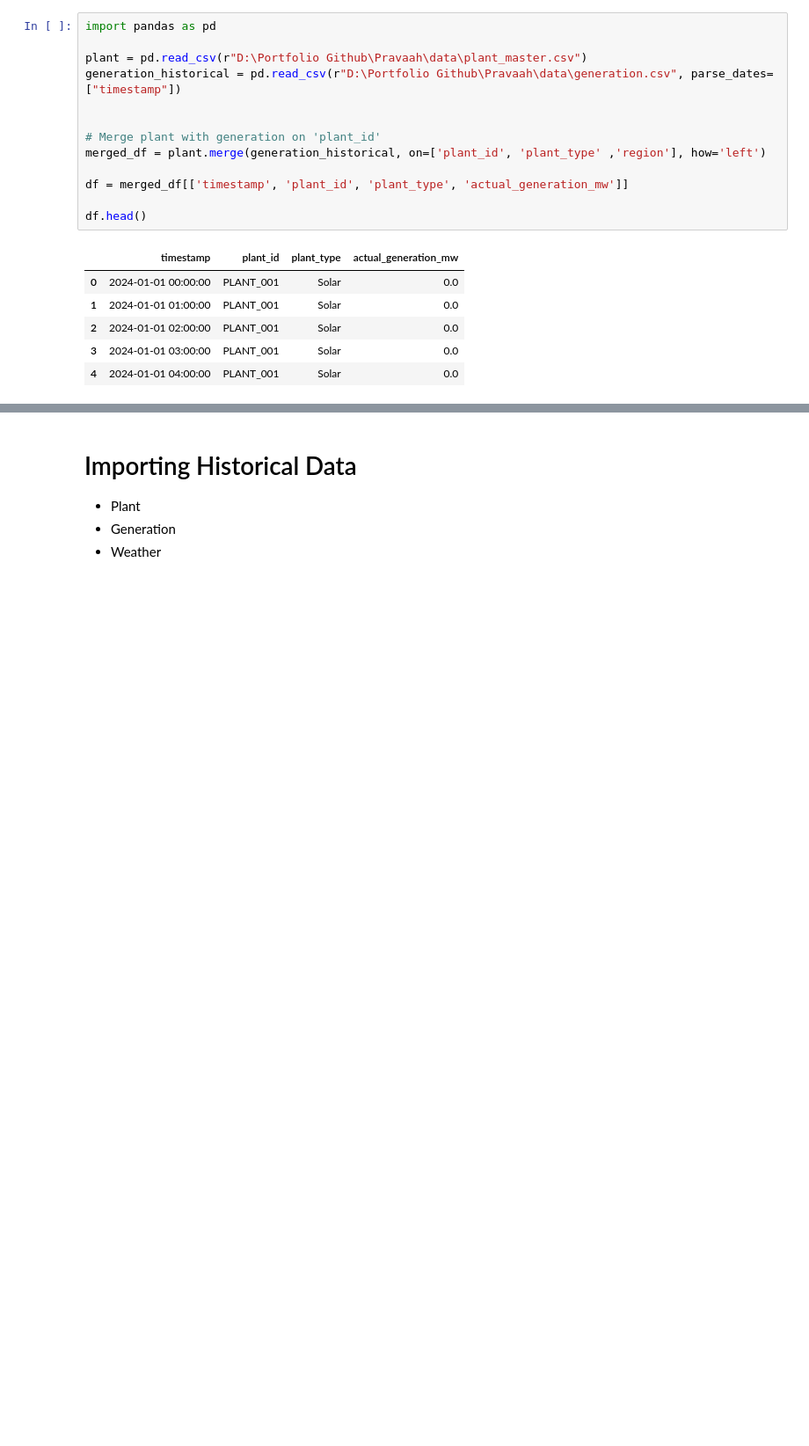
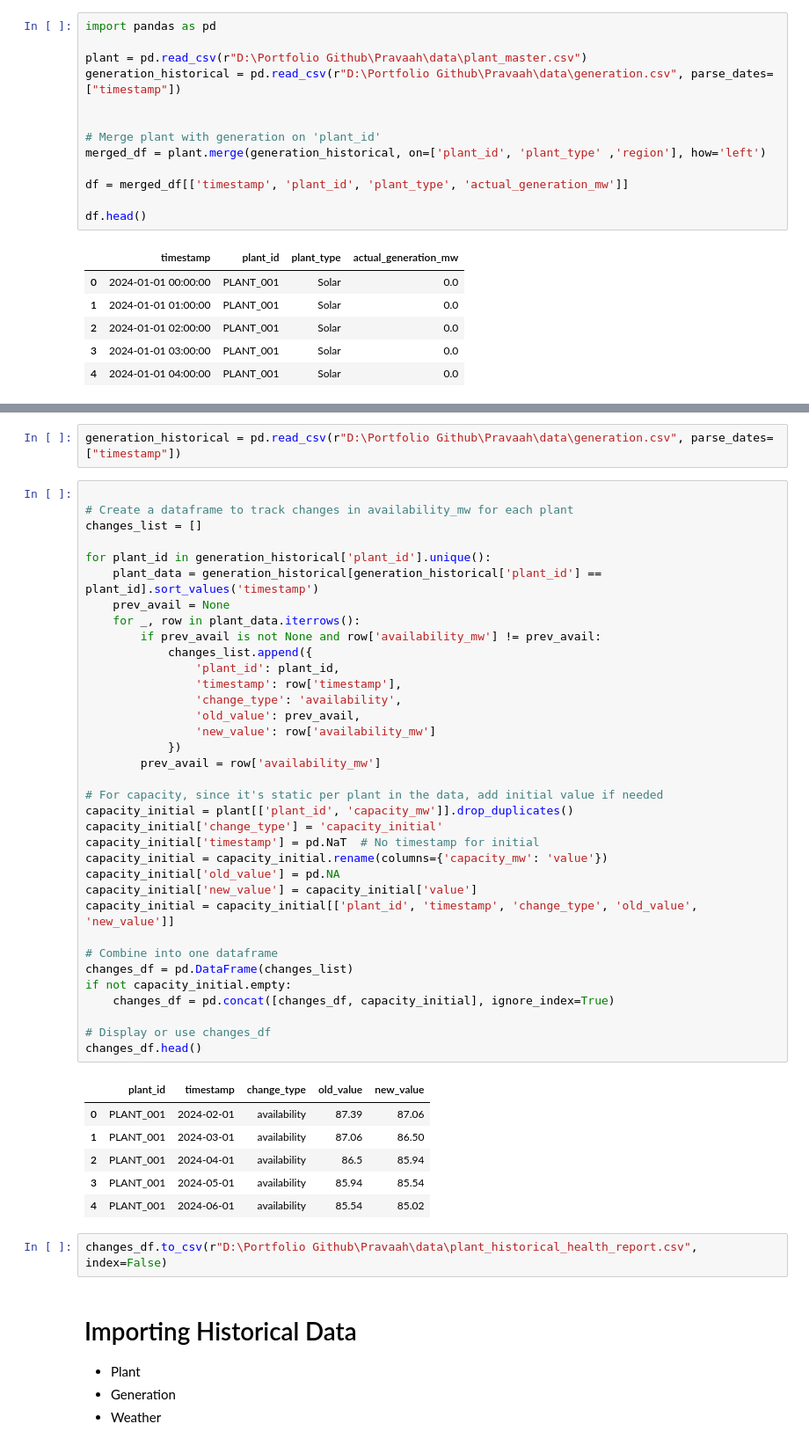
Before and after one commit to Shuchismita2000/Pravaah, a Jupyter notebook: notebook.ipynb, the cells around one changed output, grey strips where cells are left out. Shown at 88% size. Drawn from its saved outputs; the diff is of its cells as text; blank space fills up the shorter version.

```diff
--- a/notebook.ipynb
+++ b/notebook.ipynb
@@ -114,3 +330,49 @@ Output: best_model per plant + 72-hour forecast array
+# %%
+generation_historical = pd.read_csv(r"D:\Portfolio Github\Pravaah\data\generation.csv", parse_dates=["timestamp"])
+# %%
+
+# Create a dataframe to track changes in availability_mw for each plant
+changes_list = []
+
+for plant_id in generation_historical['plant_id'].unique():
+    plant_data = generation_historical[generation_historical['plant_id'] == plant_id].sort_values('timestamp')
+    prev_avail = None
+    for _, row in plant_data.iterrows():
+        if prev_avail is not None and row['availability_mw'] != prev_avail:
+            changes_list.append({
+                'plant_id': plant_id,
+                'timestamp': row['timestamp'],
+                'change_type': 'availability',
+                'old_value': prev_avail,
+                'new_value': row['availability_mw']
+            })
+        prev_avail = row['availability_mw']
+
+# For capacity, since it's static per plant in the data, add initial value if needed
+capacity_initial = plant[['plant_id', 'capacity_mw']].drop_duplicates()
+capacity_initial['change_type'] = 'capacity_initial'
+capacity_initial['timestamp'] = pd.NaT  # No timestamp for initial
+capacity_initial = capacity_initial.rename(columns={'capacity_mw': 'value'})
+capacity_initial['old_value'] = pd.NA
+capacity_initial['new_value'] = capacity_initial['value']
+capacity_initial = capacity_initial[['plant_id', 'timestamp', 'change_type', 'old_value', 'new_value']]
+
+# Combine into one dataframe
+changes_df = pd.DataFrame(changes_list)
+if not capacity_initial.empty:
+    changes_df = pd.concat([changes_df, capacity_initial], ignore_index=True)
+
+# Display or use changes_df
+changes_df.head()
+# %% [output]
+|  | plant_id | timestamp | change_type | old_value | new_value |
+| 0 | PLANT_001 | 2024-02-01 | availability | 87.39 | 87.06 |
+| 1 | PLANT_001 | 2024-03-01 | availability | 87.06 | 86.50 |
+| 2 | PLANT_001 | 2024-04-01 | availability | 86.5 | 85.94 |
+| 3 | PLANT_001 | 2024-05-01 | availability | 85.94 | 85.54 |
+| 4 | PLANT_001 | 2024-06-01 | availability | 85.54 | 85.02 |
+# %%
+changes_df.to_csv(r"D:\Portfolio Github\Pravaah\data\plant_historical_health_report.csv", index=False)
 # %% [markdown]
 # Importing Historical Data
 
```
Also changed, not shown: parts of 17 cells of this notebook, 3 other files.
